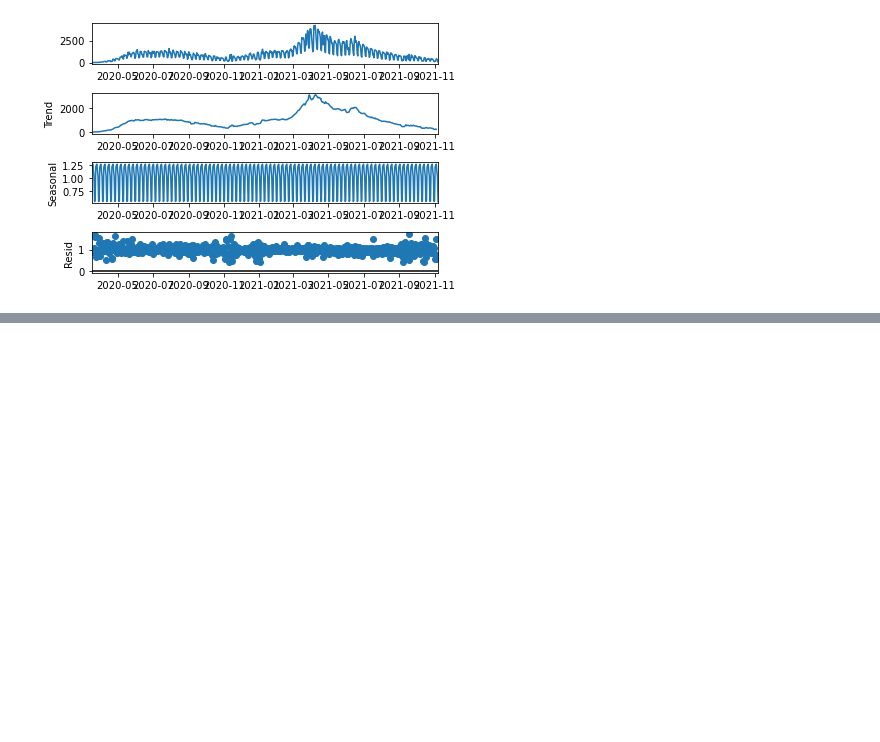
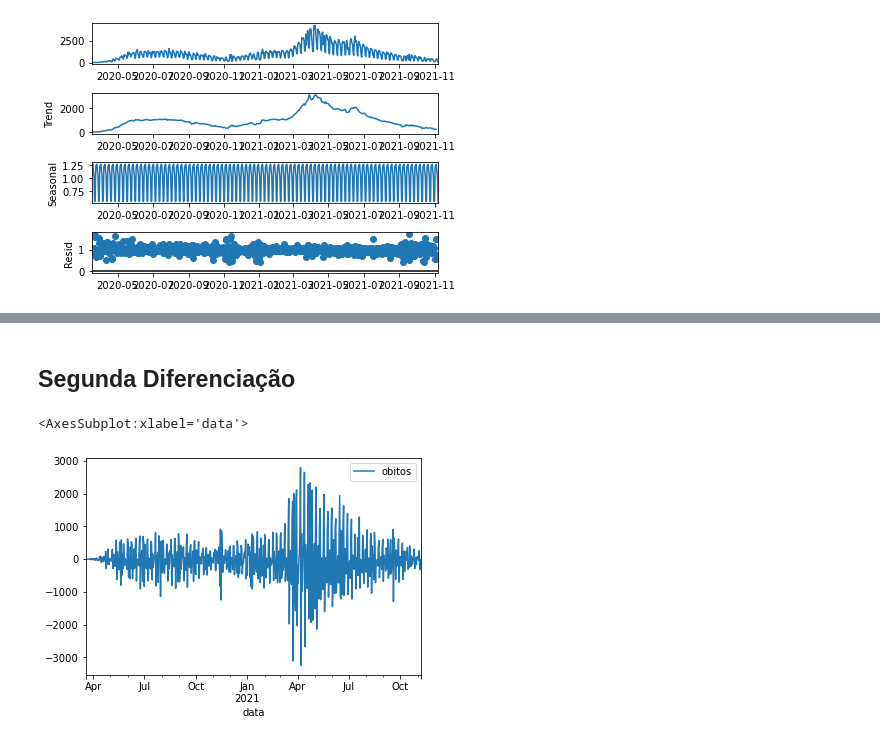
Before and after one commit to AltheusV/CovidTimeSeries, a Jupyter notebook: CovidTimeSeries.ipynb, the cells around one changed output, grey strips where cells are left out. Saved outputs shown, nothing was run; the diff lists cells and outputs as text; code cells hidden in the pictures; blank space fills up the shorter version.

```diff
--- a/CovidTimeSeries.ipynb
+++ b/CovidTimeSeries.ipynb
@@ -40,0 +147,9 @@ x.plot()
+# %% [markdown]
+## **Segunda Diferenciação**
+# %%
+#Segunda Diferenciação
+sec_dif = prim_dif.diff().dropna()
+sec_dif.plot()
+# %% [output]
+<AxesSubplot:xlabel='data'>
+[figure, added]
```
Also changed, not shown: parts of 45 cells of this notebook.
